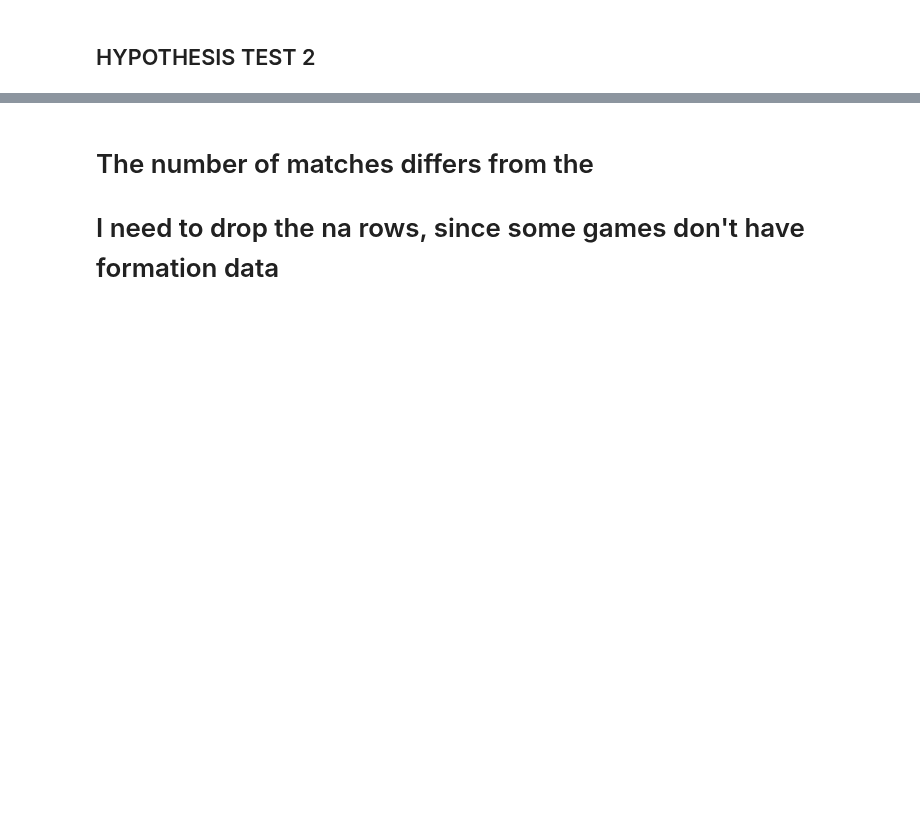
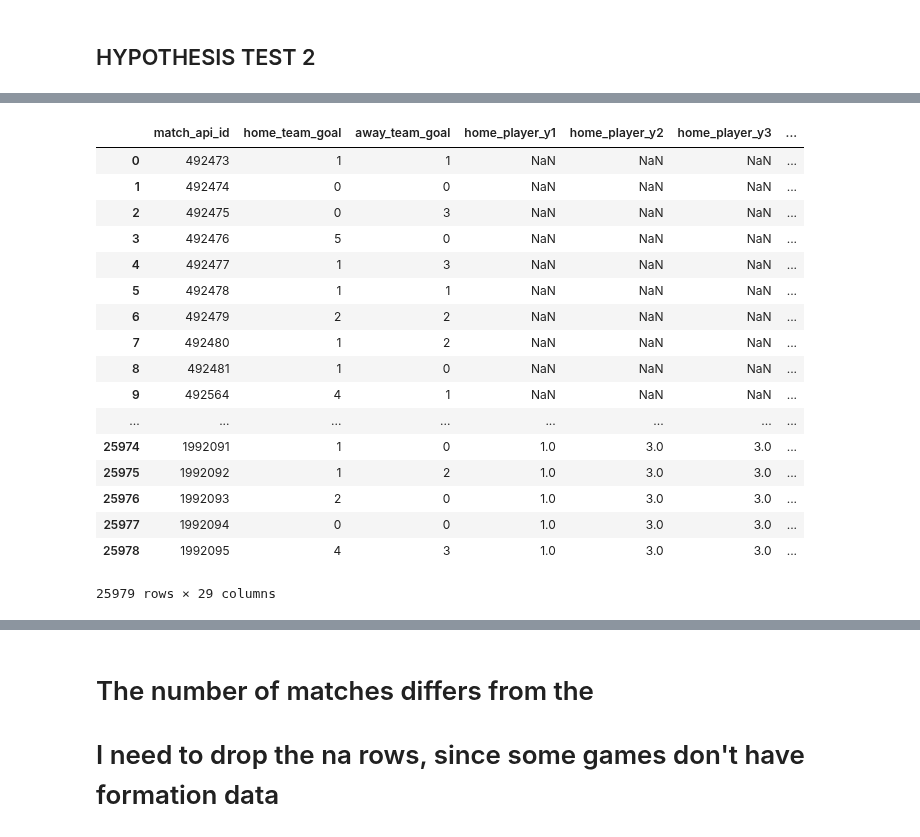
Before and after one commit to kevintheduu/european-soccer-hypothesis-testing, a Jupyter notebook: hyp_test_2.ipynb, the cells around one changed output, grey strips where cells are left out. Saved outputs shown, nothing was run; the diff lists cells and outputs as text; code cells hidden in the pictures; blank space fills up the shorter version.

```diff
--- a/hyp_test_2.ipynb
+++ b/hyp_test_2.ipynb
@@ -501,0 +356,15 @@ plt.show()
+# %%
+conn = psycopg2.connect('dbname=soccer')
+cur = conn.cursor()
+
+query = '''
+SELECT *
+FROM Match
+;'''
+
+cur.execute(query)
+
+match_data = cur.fetchall()
+match_df = pd.DataFrame(match_data)
+match_df.columns = [i[0] for i in cur.description]
+match_df.head()
@@ -501,0 +436,19 @@ plt.show()
+# %%
+result = pd.merge(match_df,
+                  team_df[['team_long_name','team_api_id']],
+                  left_on='home_team_api_id',
+                  right_on='team_api_id',
+                  how='left')
+result.rename(columns={"team_long_name": "home_team_name"}, inplace=True)
+
+result = result.drop(columns='team_api_id')
+
+results = pd.merge(result,
+                  team_df[['team_long_name','team_api_id']],
+                  left_on='away_team_api_id',
+                  right_on='team_api_id',
+                  how='left')
+
+results.rename(columns={"team_long_name": "away_team_name"}, inplace=True)
+
+results = results.drop(columns='team_api_id')
@@ -502,3 +543,33 @@ plt.show()
+# %%
+#loads info in the match_df, below is code to grab the columns of interest
+
+h2_df = match_df[['match_api_id','home_team_goal','away_team_goal','home_player_y1','home_player_y2',
+                        'home_player_y3','home_player_y4','home_player_y5','home_player_y6','home_player_y7',
+                        'home_player_y8','home_player_y9','home_player_y10','home_player_y11','away_player_y1',
+                        'away_player_y2','away_player_y3','away_player_y4','away_player_y5','away_player_y6',
+                        'away_player_y7','away_player_y8','away_player_y9','away_player_y10','away_player_y11',
+                        'home_team_win','winning_team', 'home_team_name', 'away_team_name']].copy()
+
+h2_df
+# %% [output]
+|  | match_api_id | home_team_goal | away_team_goal | home_player_y1 | home_player_y2 | home_player_y3 | ... |
+| 0 | 492473 | 1 | 1 | NaN | NaN | NaN | ... |
+| 1 | 492474 | 0 | 0 | NaN | NaN | NaN | ... |
+| 2 | 492475 | 0 | 3 | NaN | NaN | NaN | ... |
+| 3 | 492476 | 5 | 0 | NaN | NaN | NaN | ... |
+| 4 | 492477 | 1 | 3 | NaN | NaN | NaN | ... |
+| 5 | 492478 | 1 | 1 | NaN | NaN | NaN | ... |
+| 6 | 492479 | 2 | 2 | NaN | NaN | NaN | ... |
+| 7 | 492480 | 1 | 2 | NaN | NaN | NaN | ... |
+| 8 | 492481 | 1 | 0 | NaN | NaN | NaN | ... |
+| 9 | 492564 | 4 | 1 | NaN | NaN | NaN | ... |
+| ... | ... | ... | ... | ... | ... | ... | ... |
+| 25974 | 1992091 | 1 | 0 | 1.0 | 3.0 | 3.0 | ... |
+| 25975 | 1992092 | 1 | 2 | 1.0 | 3.0 | 3.0 | ... |
+| 25976 | 1992093 | 2 | 0 | 1.0 | 3.0 | 3.0 | ... |
+| 25977 | 1992094 | 0 | 0 | 1.0 | 3.0 | 3.0 | ... |
+| 25978 | 1992095 | 4 | 3 | 1.0 | 3.0 | 3.0 | ... |
+25979 rows × 29 columns
 # %%
 from collections import Counter
 # %%
```
Also changed, not shown: parts of 65 cells of this notebook.
